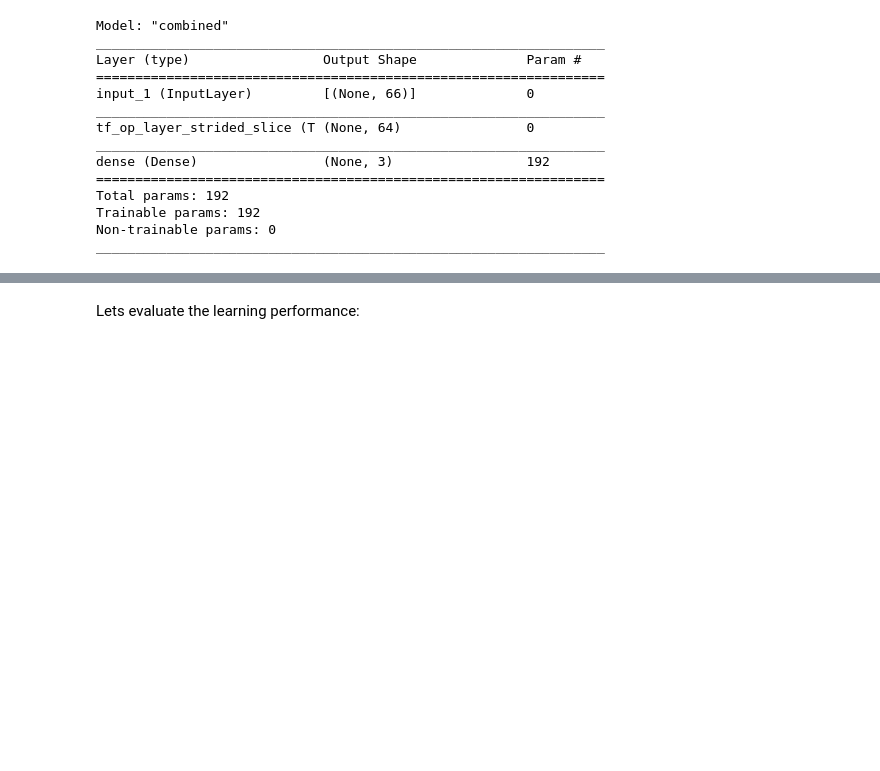
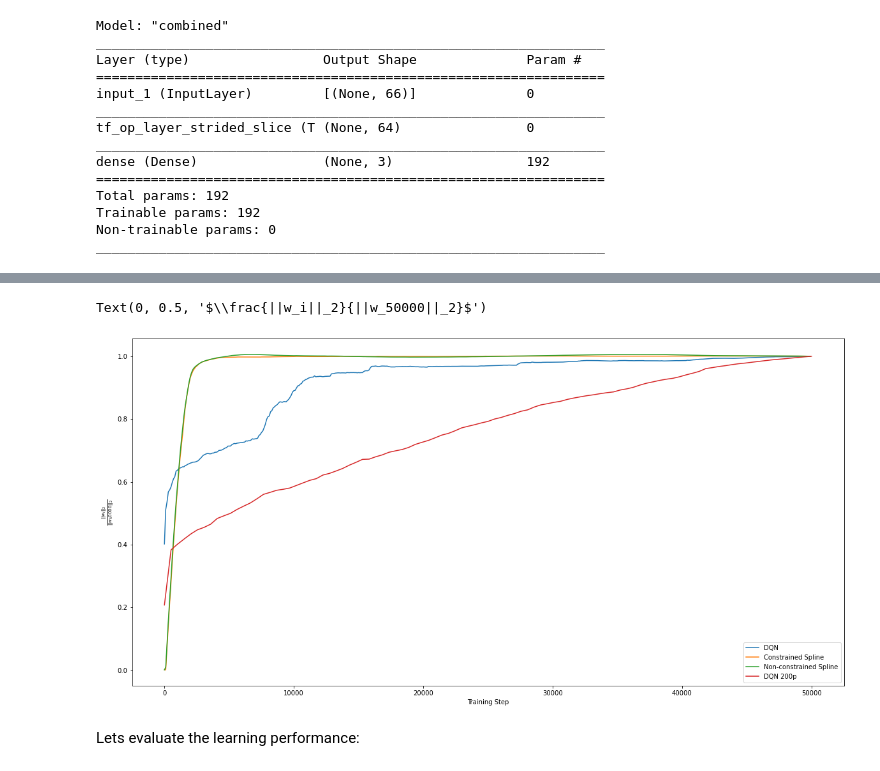
Before and after one commit to majkee15/credit_collections_rl, a Jupyter notebook: learning/notebooks/q_performance_comparison.ipynb, the cells around one changed output, grey strips where cells are left out. Cells and saved outputs as stored; diff of their text form; code cells hidden in the pictures; blank space fills up the shorter version.

```diff
--- a/learning/notebooks/q_performance_comparison.ipynb
+++ b/learning/notebooks/q_performance_comparison.ipynb
@@ -70,3 +119,25 @@ plt.colorbar()
+# %%
+w_norms_dqn = w_calc_agent(ldr, 'DQN-0', log_num=0)
+# %%
+w_norms_constr = w_calc_agent(ldr, 'MONOSPLINE-0', log_num=0)
+# %%
+w_norms_naive = w_calc_agent(ldr, 'SPLINE-0', log_num=0)
+# %%
+w_norms_200p = w_calc_agent(ldr, 'DQN200p-0', log_num=0)
+# %%
+fig, ax = plt.subplots(figsize=(20,10))
+x = np.arange(0, 50000, 100)
+x2 = np.linspace(0, 50000, 99)
+ax.plot(x, w_norms_dqn / w_norms_dqn[-1])
+ax.plot(x, w_norms_naive / w_norms_naive[-1])
+ax.plot(x, w_norms_constr / w_norms_constr[-1])
+ax.plot(x2, w_norms_200p / w_norms_200p[-1])
+ax.legend(['DQN', 'Constrained Spline', 'Non-constrained Spline', 'DQN 200p'])
+ax.set_xlabel('Training Step')
+ax.set_ylabel(r'$\frac{||w_i||_2}{||w_50000||_2}$')
+# %% [output]
+Text(0, 0.5, '$\\frac{||w_i||_2}{||w_50000||_2}$')
+[figure, added]
 # %% [markdown]
 Lets evaluate the learning performance:
 # %%
```
Also changed, not shown: parts of 9 cells of this notebook, 5 other files.
